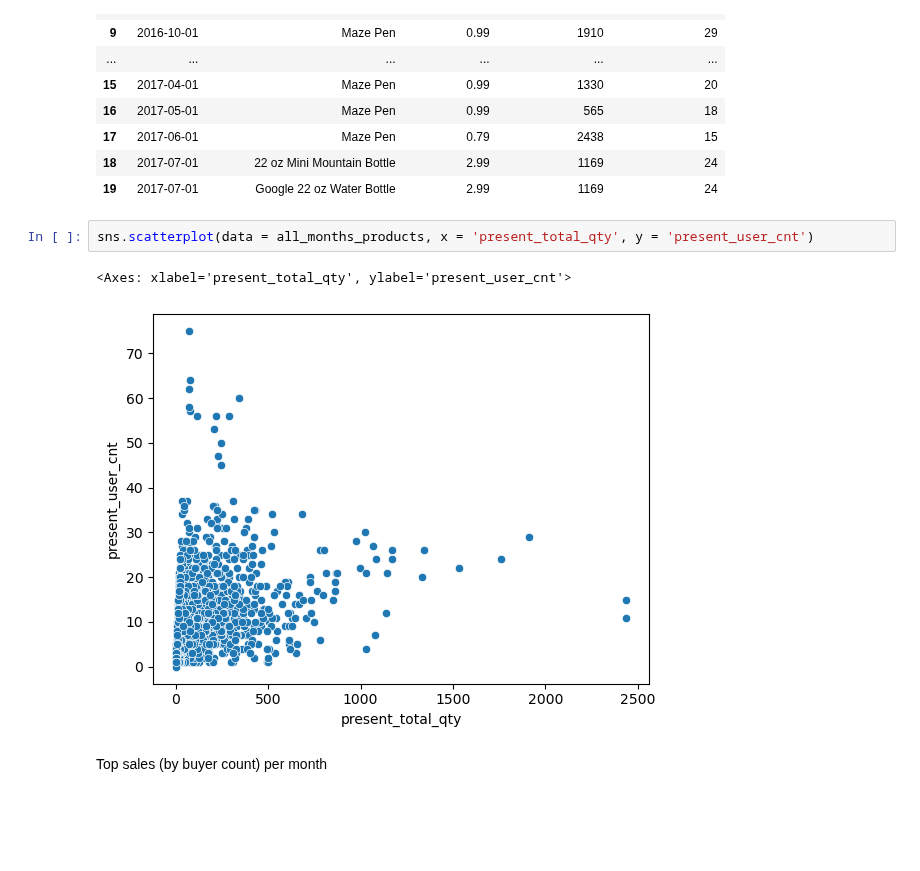
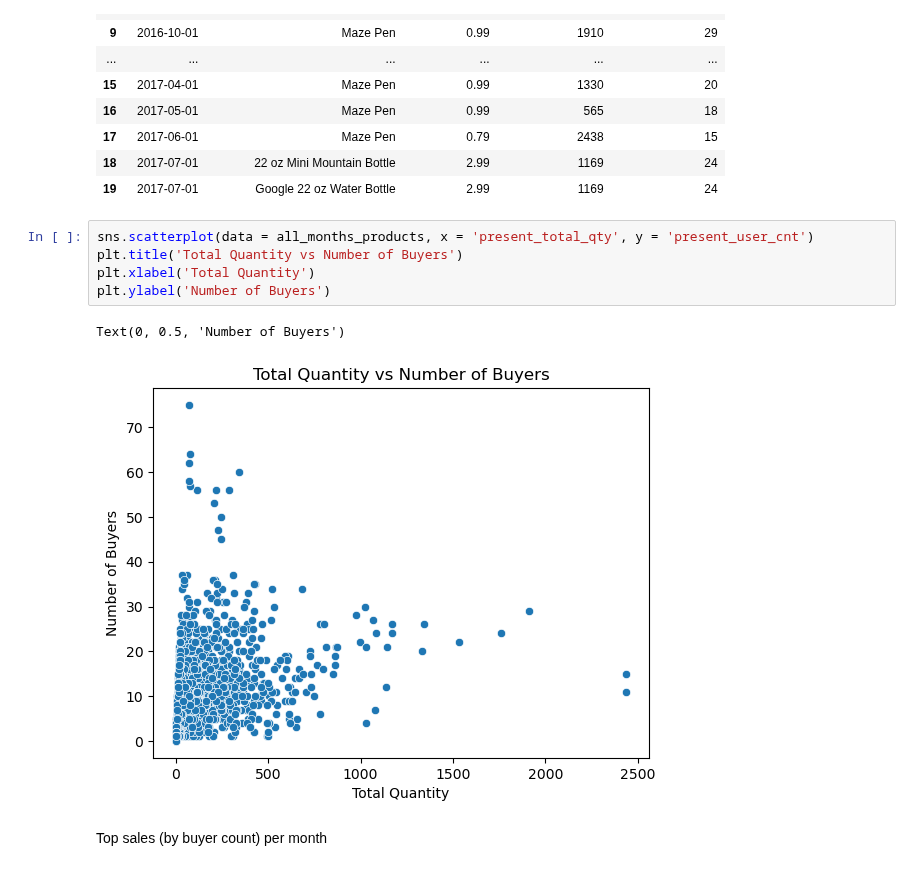
Before and after one commit to woobrandon/DSA3101-Potato-Wedges, a Jupyter notebook: SubgroupB/DemandForecasting.ipynb, the cells around one changed output. Cells and saved outputs as stored; diff of their text form; blank space fills up the shorter version.

```diff
--- a/SubgroupB/DemandForecasting.ipynb
+++ b/SubgroupB/DemandForecasting.ipynb
@@ -323,9 +323,12 @@ top_sales[['year_month', 'product_name', 'product_price', 'present_total_qty', '
 | 19 | 2017-07-01 | Google 22 oz Water Bottle | 2.99 | 1169 | 24 |
 # %%
 sns.scatterplot(data = all_months_products, x = 'present_total_qty', y = 'present_user_cnt')
+plt.title('Total Quantity vs Number of Buyers')
+plt.xlabel('Total Quantity')
+plt.ylabel('Number of Buyers')
 # %% [output]
-<Axes: xlabel='present_total_qty', ylabel='present_user_cnt'>
+Text(0, 0.5, 'Number of Buyers')
-[figure, old version]
+[figure, new version]
 # %% [markdown]
 Top sales (by buyer count) per month
 # %%
```
